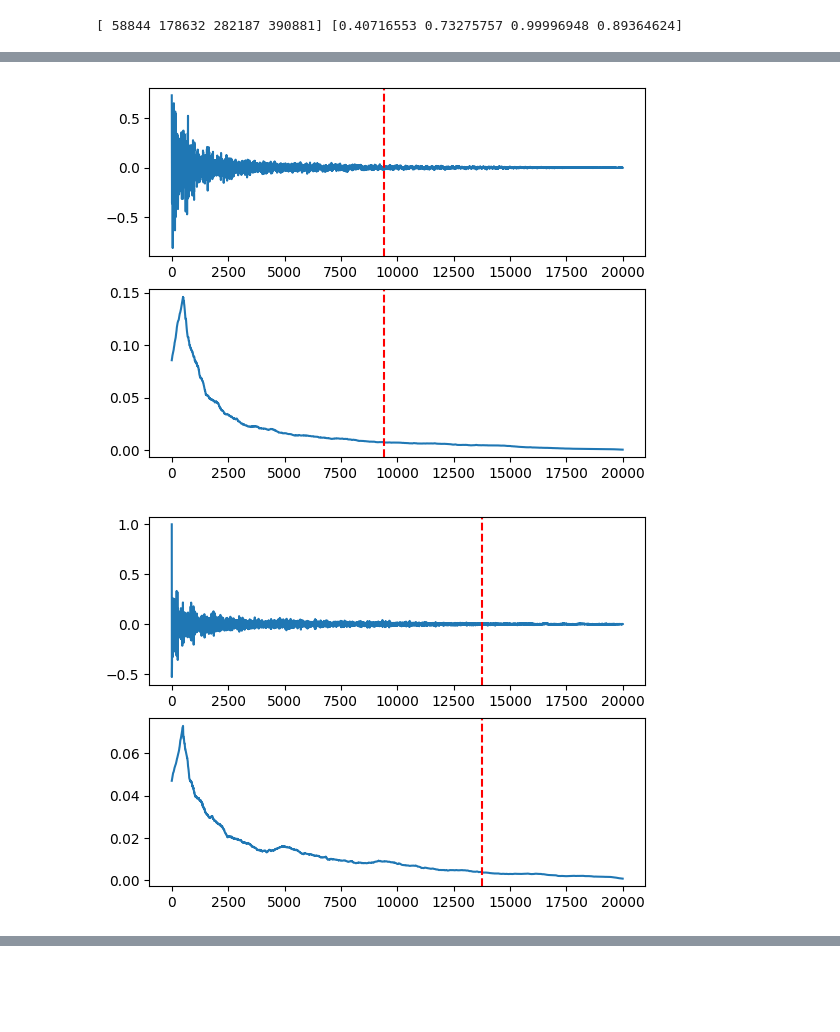
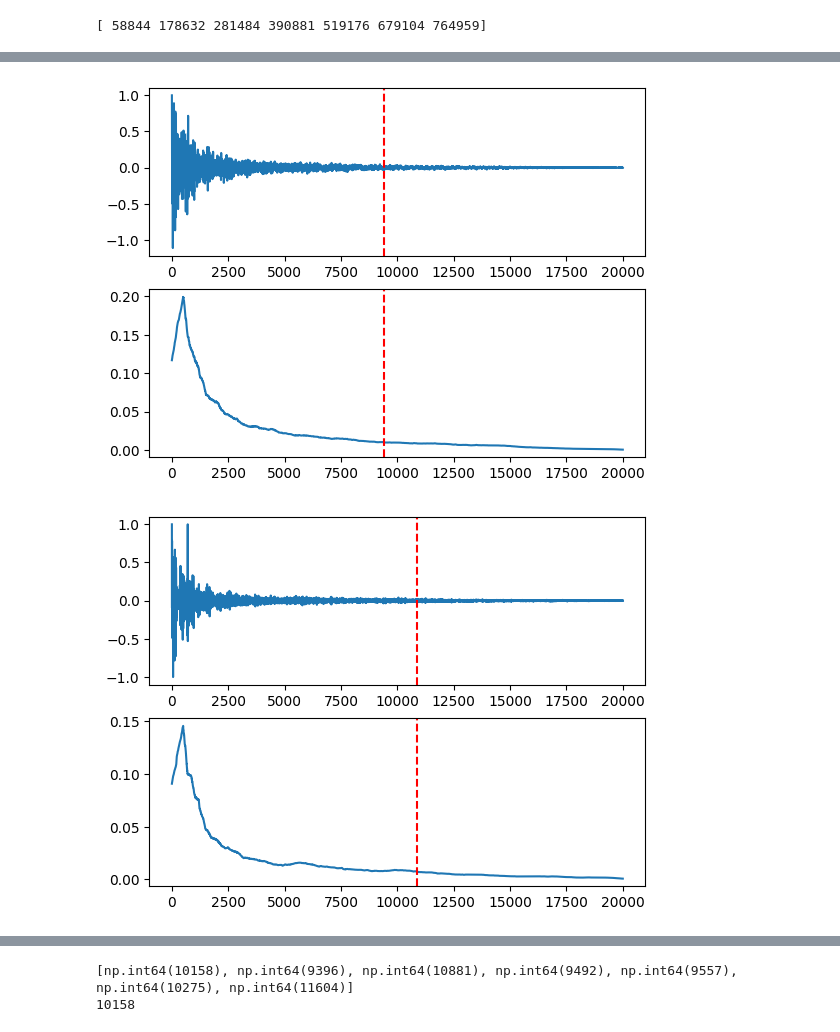
Before and after one commit to dac90/audio_modem_2025, a Jupyter notebook: clapping.ipynb, the cells around one changed output, grey strips where cells are left out. Cells and saved outputs as stored; diff of their text form; code cells hidden in the pictures; blank space fills up the shorter version.

```diff
--- a/clapping.ipynb
+++ b/clapping.ipynb
@@ -7,7 +7,9 @@ import scipy.signal
 # %%
 FS = 44100
 # %%
-_, audio = scipy.io.wavfile.read("clapping_1.wav")
+_, audio_1 = scipy.io.wavfile.read("clapping_1.wav")
+_, audio_2 = scipy.io.wavfile.read("clapping_2.wav")
+audio = np.concatenate((audio_1, audio_2))
 # %%
 fig, ax = plt.subplots()
 ax.plot(audio)
@@ -17,31 +19,34 @@ ax.plot(audio)
 # %%
-peaks, props = scipy.signal.find_peaks(audio, height=0.3, distance=0.1 * FS)
-peak_heights = props["peak_heights"]
-print(peaks, peak_heights)
+peaks, _ = scipy.signal.find_peaks(audio, height=0.3, distance=0.1 * FS)
+print(peaks)
 # %% [output]
-[ 58844 178632 282187 390881] [0.40716553 0.73275757 0.99996948 0.89364624]
+[ 58844 178632 281484 390881 519176 679104 764959]
+# %%
+responses_unclipped = [audio[peak:peak+20000] for peak in peaks]
+normalized_responses_unclipped = [resp / resp[0] for resp in responses_unclipped]
 # %%
 WINDOW_SIZE = 1000
 
-def extract_impulse_response(signal: np.ndarray, plot: bool = False) -> np.ndarray:
+def response_length(signal: np.ndarray, plot: bool = False) -> np.ndarray:
     peak = signal[0]
+    normalized_signal = signal / peak
 
     kernel = np.ones(WINDOW_SIZE) / WINDOW_SIZE
-    filtered_signal = np.convolve(np.abs(signal), kernel, mode='same')
+    filtered_signal = np.convolve(np.abs(normalized_signal), kernel, mode='same')
 
     response_cutoff = np.argmax(filtered_signal < 0.05 * np.max(filtered_signal))
 
     if plot:
         fig, axs = plt.subplots(2)
-        axs[0].plot(signal)
+        axs[0].plot(normalized_signal)
         axs[0].axvline(response_cutoff, linestyle="--", color="r")
         axs[1].plot(filtered_signal)
         axs[1].axvline(response_cutoff, linestyle="--", color="r")
 
-    return signal[:response_cutoff] / peak
+    return response_cutoff
 # %%
-impulse_responses = [extract_impulse_response(audio[peak:peak+20000], plot=True) for peak in peaks]
+cutoffs = [response_length(resp, plot=True) for resp in normalized_responses_unclipped]
 # %% [output]
 [figure]
-[figure, old version]
+[figure, new version]
-[figure, old version]
+[figure, new version]
@@ -48,0 +57,7 @@ impulse_responses = [extract_impulse_response(audio[peak:peak+20000], plot=True)
+# %%
+impulse_length = round(np.median(cutoffs))
+print(cutoffs)
+print(impulse_length)
+# %% [output]
+[np.int64(10158), np.int64(9396), np.int64(10881), np.int64(9492), np.int64(9557), np.int64(10275), np.int64(11604)]
+10158
```
Also changed, not shown: parts of 9 cells of this notebook.
